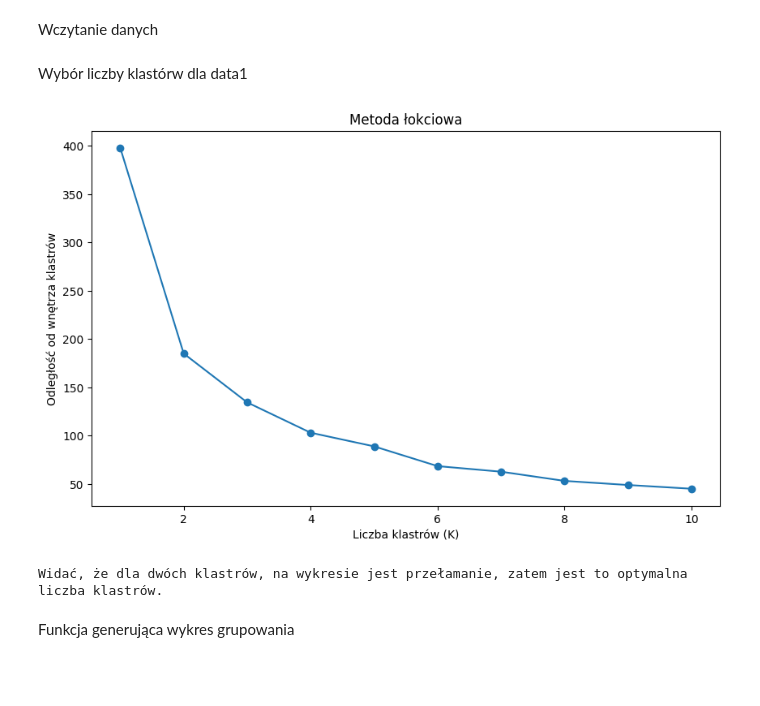
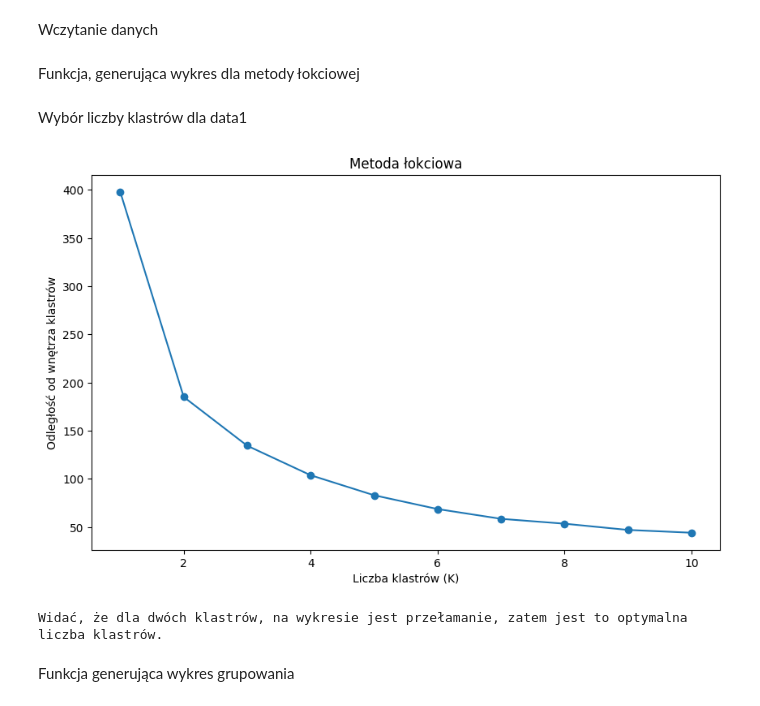
Before and after one commit to drajkata/goithomeworks, a Jupyter notebook: DataScience/module6/module6.ipynb, the cells around one changed output. Saved outputs shown, nothing was run; the diff lists cells and outputs as text; code cells hidden in the pictures; blank space fills up the shorter version.

```diff
--- a/DataScience/module6/module6.ipynb
+++ b/DataScience/module6/module6.ipynb
@@ -13,33 +13,36 @@ Wczytanie danych
 # %%
 data1 = pd.read_csv("data/data_2d.csv")
 data2 = pd.read_csv("data/mnist.csv")
+# %% [markdown]
+Funkcja, generująca wykres dla metody łokciowej
+# %%
+def elbow_method(data):
+    scaler = StandardScaler()
+    data_scaled = scaler.fit_transform(data)
+
+    distortion = []
+    for i in range(1, 11):
+        kmeans = KMeans(n_clusters=i, random_state=0)
+        kmeans.fit(data_scaled)
+        distortion.append(kmeans.inertia_)
+
+    plt.figure(figsize=(10, 6))
+    plt.plot(range(1, 11), distortion, marker='o')
+    plt.title('Metoda łokciowa')
+    plt.xlabel('Liczba klastrów (K)')
+    plt.ylabel('Odległość od wnętrza klastrów')
+    plt.show()
 # %% [markdown]
-Wybór liczby klastórw dla data1
+Wybór liczby klastrów dla data1
 # %%
-X=data1.iloc[:, [1,2]].values
+X = data1.iloc[:, [1,2]].values
 y = data1.iloc[:, [0]].values
 
-scaler = StandardScaler()
-X_scaled = scaler.fit_transform(X)
-
-
-distortion = []
-for i in range(1, 11):
-    kmeans = KMeans(n_clusters=i, random_state=42)
-    kmeans.fit(X_scaled)
-    distortion.append(kmeans.inertia_)
-
-
-plt.figure(figsize=(10, 6))
-plt.plot(range(1, 11), distortion, marker='o')
-plt.title('Metoda łokciowa')
-plt.xlabel('Liczba klastrów (K)')
-plt.ylabel('Odległość od wnętrza klastrów')
-plt.show()
+elbow_method(X)
 
 print("Widać, że dla dwóch klastrów, na wykresie jest przełamanie, zatem jest to optymalna liczba klastrów.")
 # %% [output]
-[figure, old version]
+[figure, new version]
 Widać, że dla dwóch klastrów, na wykresie jest przełamanie, zatem jest to optymalna liczba klastrów.
 # %% [markdown]
 Funkcja generująca wykres grupowania
```
Also changed, not shown: parts of 5 cells of this notebook.
